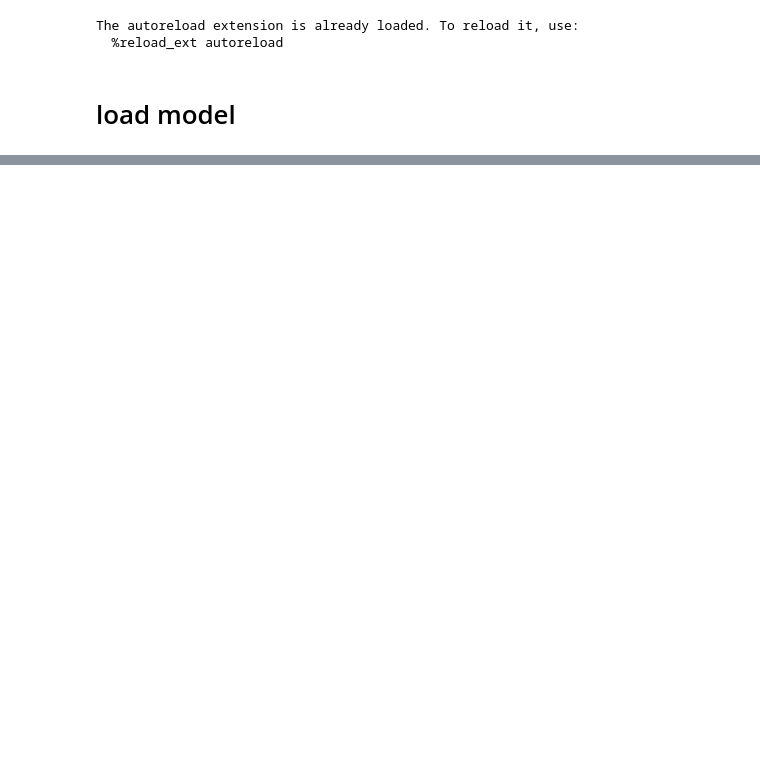
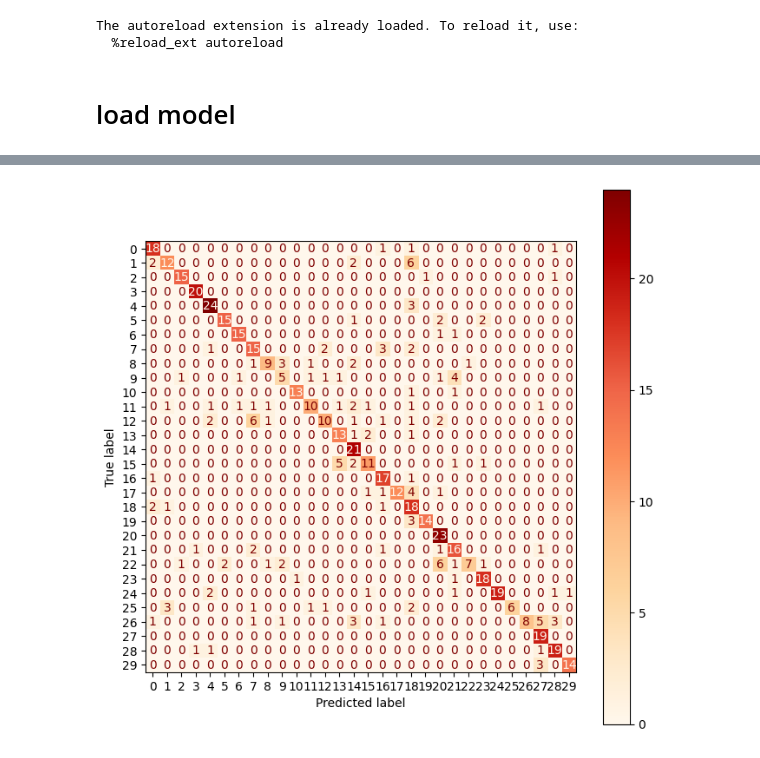
Before and after one commit to CYaiche/dog_breed_classification, a Jupyter notebook: nn_evaluation.ipynb, the cells around one changed output, grey strips where cells are left out. Cells and saved outputs as stored; diff of their text form; code cells hidden in the pictures; blank space fills up the shorter version.

```diff
--- a/nn_evaluation.ipynb
+++ b/nn_evaluation.ipynb
@@ -66,0 +101,30 @@ Accuracy on test dataset: 1.0
+# %%
+
+
+# Initialize empty lists to accumulate true labels and predictions
+true_labels = []
+predicted_labels = []
+img_set = []
+label_set = []
+# Iterate over the test dataset
+for img, label in test_ds.take(600):
+    true_labels.extend(np.argmax(label.numpy(), axis=1))  # Convert one-hot label to class index
+    prediction = np.argmax(loaded_model.predict(img, verbose=0), axis=1)
+    predicted_labels.extend(prediction)
+
+    img_set.append(img)
+    label_set.append(label)
+# Convert accumulated lists to numpy arrays
+y_true = np.array(true_labels)
+y_pred = np.array(predicted_labels)
+# %%
+# Plot confusion matrix
+conf_matrix = confusion_matrix(y_true, y_pred, labels = np.arange(NB_CLASS))
+cmp = ConfusionMatrixDisplay(conf_matrix)
+
+
+fig, ax = plt.subplots(figsize=(8,8))
+cmp.plot(ax=ax,cmap= "OrRd")
+plt.show()
+# %% [output]
+[figure, added]
```
Also changed, not shown: parts of 39 cells of this notebook.
